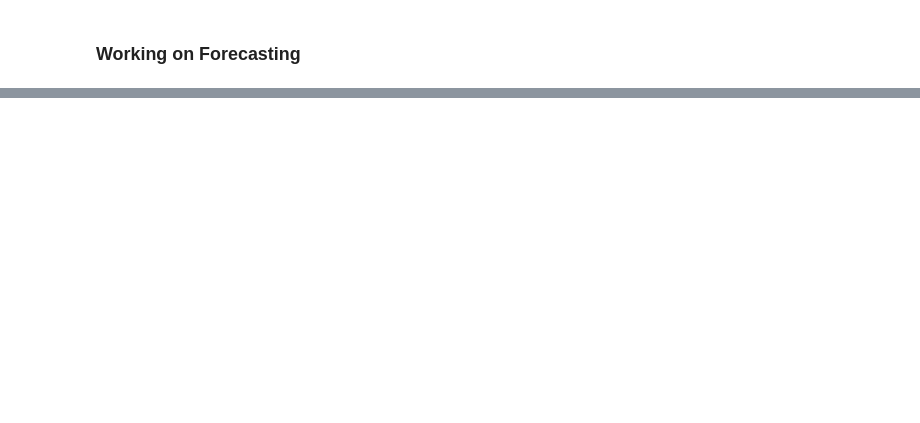
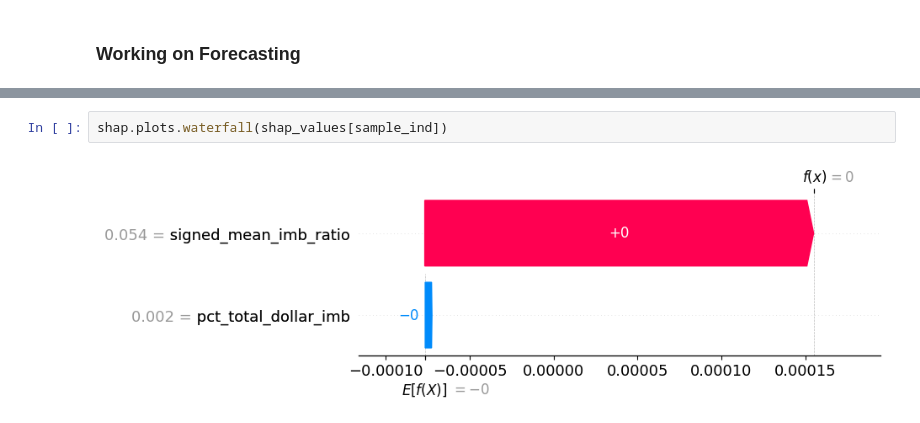
Before and after one commit to MichaelCusackNelkin/Summer_Research_2026, a Jupyter notebook: forecast/forecasting.ipynb, the cells around one changed output, grey strips where cells are left out. Drawn from its saved outputs; the diff is of its cells as text; blank space fills up the shorter version.

```diff
--- a/forecast/forecasting.ipynb
+++ b/forecast/forecasting.ipynb
@@ -177,0 +258,4 @@ data
+# %%
+shap.plots.waterfall(shap_values[sample_ind])
+# %% [output]
+[figure, added]
```
Also changed, not shown: parts of 7 cells of this notebook.
